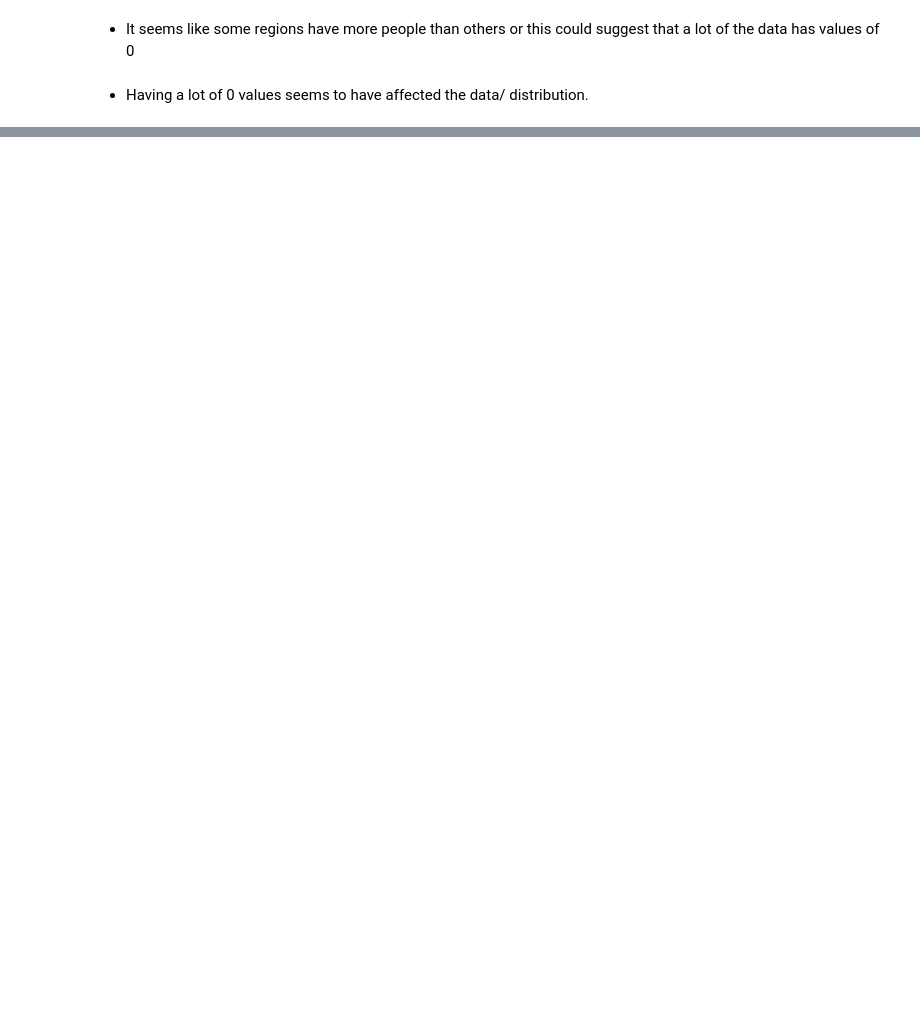
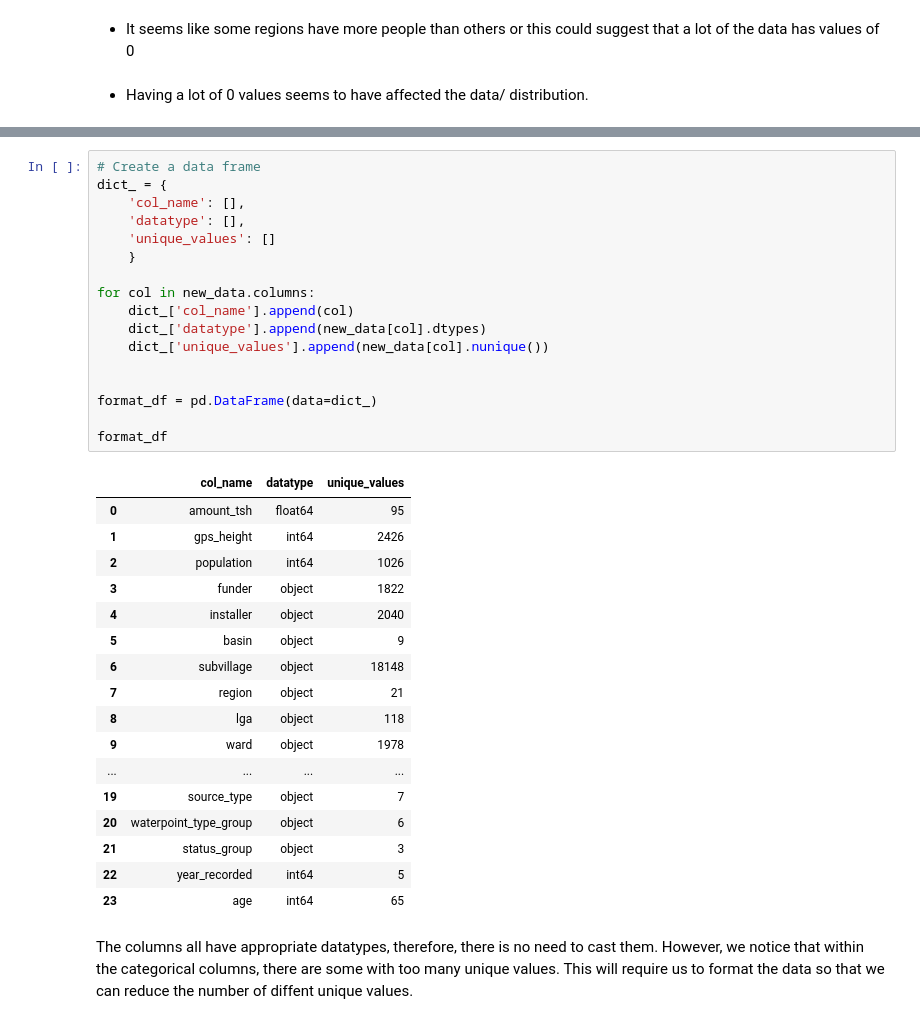
Before and after one commit to femikamau/Tanzanian-Water-Wells-Prediction, a Jupyter notebook: index.ipynb, the cells around one changed output, grey strips where cells are left out. Saved outputs shown, nothing was run; the diff lists cells and outputs as text; blank space fills up the shorter version.

```diff
--- a/index.ipynb
+++ b/index.ipynb
@@ -594,0 +629,37 @@ sns.boxplot(x='construction_year', data= new_data)
+# %%
+# Create a data frame
+dict_ = {
+    'col_name': [],
+    'datatype': [],
+    'unique_values': []
+    }
+
+for col in new_data.columns:
+    dict_['col_name'].append(col)
+    dict_['datatype'].append(new_data[col].dtypes)
+    dict_['unique_values'].append(new_data[col].nunique())
+
+
+format_df = pd.DataFrame(data=dict_)
+
+format_df
+# %% [output]
+|  | col_name | datatype | unique_values |
+| 0 | amount_tsh | float64 | 95 |
+| 1 | gps_height | int64 | 2426 |
+| 2 | population | int64 | 1026 |
+| 3 | funder | object | 1822 |
+| 4 | installer | object | 2040 |
+| 5 | basin | object | 9 |
+| 6 | subvillage | object | 18148 |
+| 7 | region | object | 21 |
+| 8 | lga | object | 118 |
+| 9 | ward | object | 1978 |
+| ... | ... | ... | ... |
+| 19 | source_type | object | 7 |
+| 20 | waterpoint_type_group | object | 6 |
+| 21 | status_group | object | 3 |
+| 22 | year_recorded | int64 | 5 |
+| 23 | age | int64 | 65 |
+# %% [markdown]
+The columns all have appropriate datatypes, therefore, there is no need to cast them. However, we notice that within the categorical columns, there are some with too many unique values. This will require us to format the data so that we can reduce the number of diffent unique values.
```
Also changed, not shown: parts of 22 cells of this notebook.
